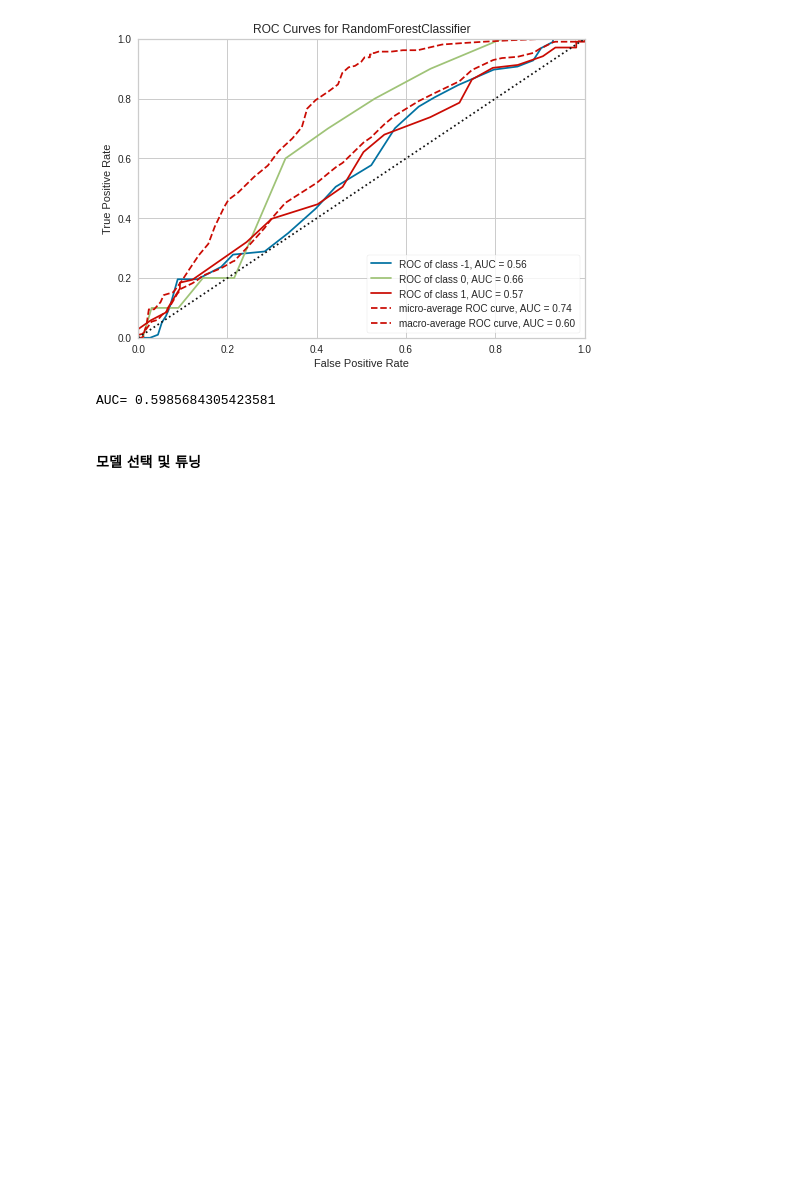
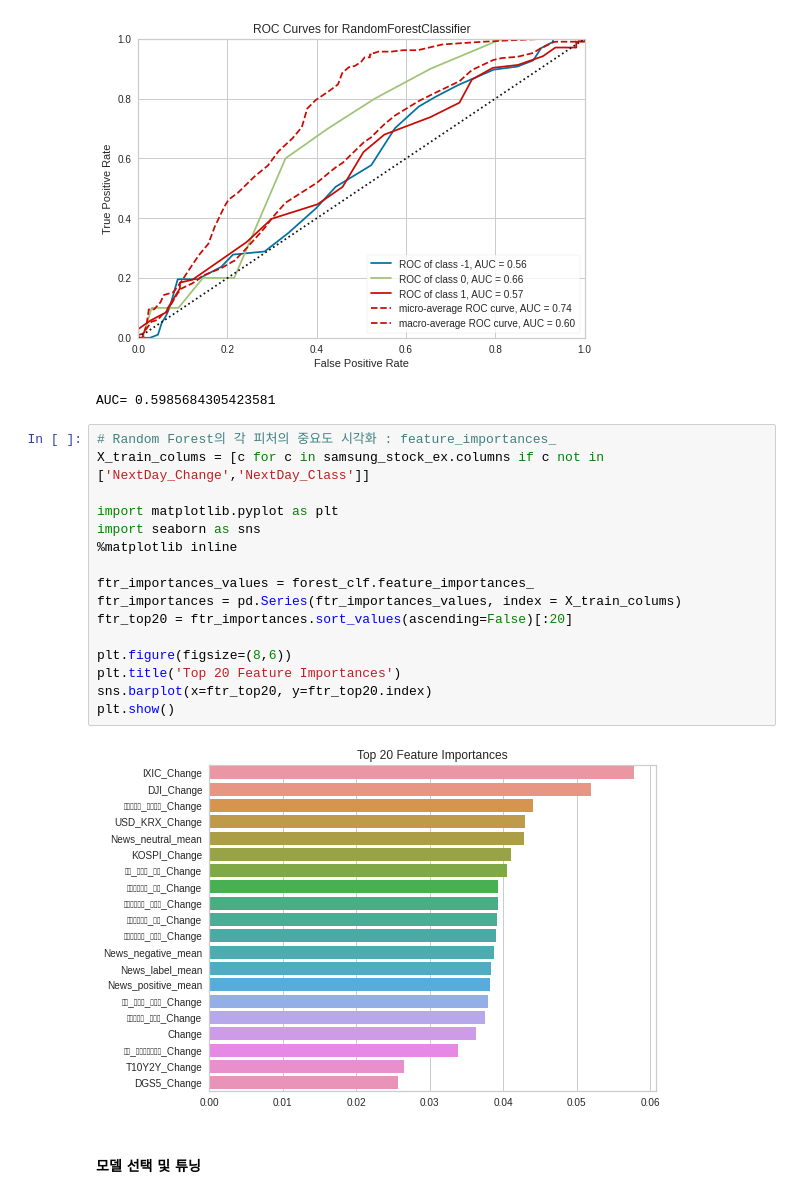
Before and after one commit to MunJinSeo/E2E_ML_DiabetesClassifier, a Jupyter notebook: 기계학습(AAI107)_Team13_주가동향예측_20220609(회사5).ipynb, the cells around one changed output. Cells and saved outputs as stored; diff of their text form; blank space fills up the shorter version.

```diff
--- a/기계학습(AAI107)_Team13_주가동향예측_20220609(회사5).ipynb
+++ b/기계학습(AAI107)_Team13_주가동향예측_20220609(회사5).ipynb
@@ -1051,6 +1052,24 @@ print("AUC=", plt_roc_curve.score_)
 # %% [output]
 [figure]
 AUC= 0.5985684305423581
+# %%
+# Random Forest의 각 피처의 중요도 시각화 : feature_importances_
+X_train_colums = [c for c in samsung_stock_ex.columns if c not in ['NextDay_Change','NextDay_Class']]
+
+import matplotlib.pyplot as plt
+import seaborn as sns
+%matplotlib inline
+
+ftr_importances_values = forest_clf.feature_importances_
+ftr_importances = pd.Series(ftr_importances_values, index = X_train_colums)
+ftr_top20 = ftr_importances.sort_values(ascending=False)[:20]
+
+plt.figure(figsize=(8,6))
+plt.title('Top 20 Feature Importances')
+sns.barplot(x=ftr_top20, y=ftr_top20.index)
+plt.show()
+# %% [output]
+[figure, added]
 # %% [markdown]
 #### 모델 선택 및 튜닝
 # %%
```
Also changed, not shown: parts of 8 cells of this notebook.
